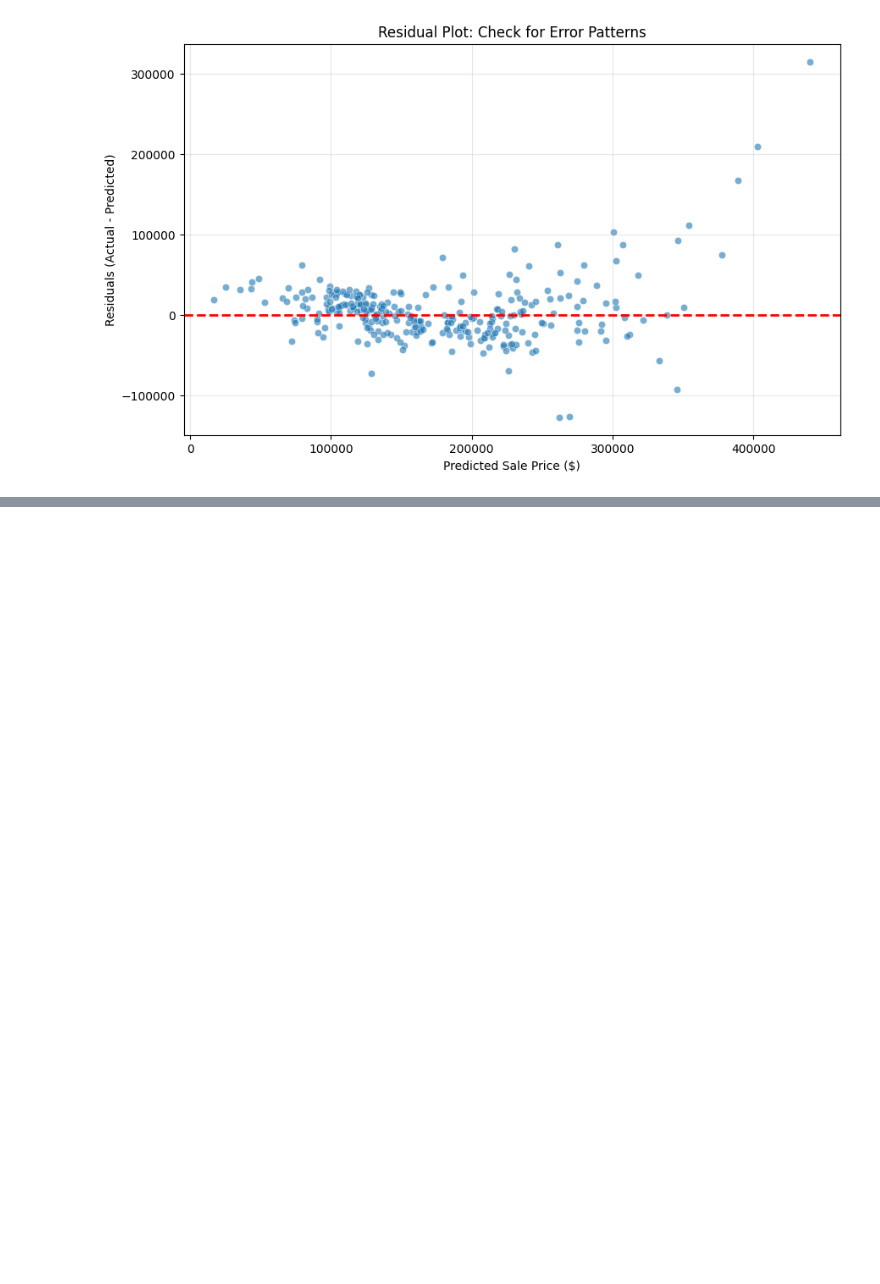
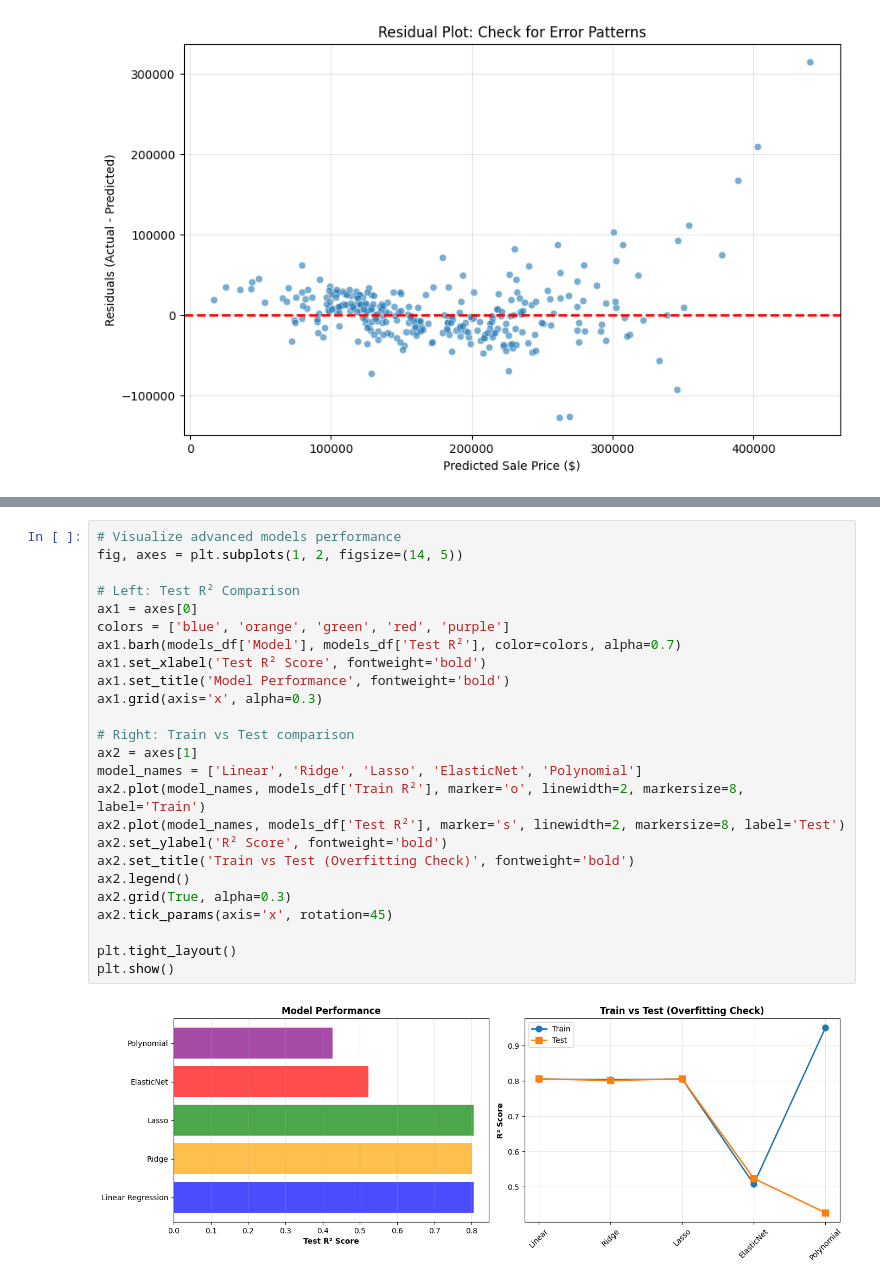
Before and after one commit to AnushkaSDBI/Chapter_2_GroupExercise2_Regression_Analysis, a Jupyter notebook: Jupyter Notebook/Chapter_2_Group_Exercise_2_Regression_Analysis_and_Feature_Selection.ipynb, the cells around one changed output, grey strips where cells are left out. Drawn from its saved outputs; the diff is of its cells as text; blank space fills up the shorter version.

```diff
--- a/Jupyter Notebook/Chapter_2_Group_Exercise_2_Regression_Analysis_and_Feature_Selection.ipynb
+++ b/Jupyter Notebook/Chapter_2_Group_Exercise_2_Regression_Analysis_and_Feature_Selection.ipynb
@@ -369,0 +506,27 @@ plt.show()
+# %%
+# Visualize advanced models performance
+fig, axes = plt.subplots(1, 2, figsize=(14, 5))
+
+# Left: Test R² Comparison
+ax1 = axes[0]
+colors = ['blue', 'orange', 'green', 'red', 'purple']
+ax1.barh(models_df['Model'], models_df['Test R²'], color=colors, alpha=0.7)
+ax1.set_xlabel('Test R² Score', fontweight='bold')
+ax1.set_title('Model Performance', fontweight='bold')
+ax1.grid(axis='x', alpha=0.3)
+
+# Right: Train vs Test comparison
+ax2 = axes[1]
+model_names = ['Linear', 'Ridge', 'Lasso', 'ElasticNet', 'Polynomial']
+ax2.plot(model_names, models_df['Train R²'], marker='o', linewidth=2, markersize=8, label='Train')
+ax2.plot(model_names, models_df['Test R²'], marker='s', linewidth=2, markersize=8, label='Test')
+ax2.set_ylabel('R² Score', fontweight='bold')
+ax2.set_title('Train vs Test (Overfitting Check)', fontweight='bold')
+ax2.legend()
+ax2.grid(True, alpha=0.3)
+ax2.tick_params(axis='x', rotation=45)
+
+plt.tight_layout()
+plt.show()
+# %% [output]
+[figure, added]
```
Also changed, not shown: parts of 19 cells of this notebook, 2 other files.
